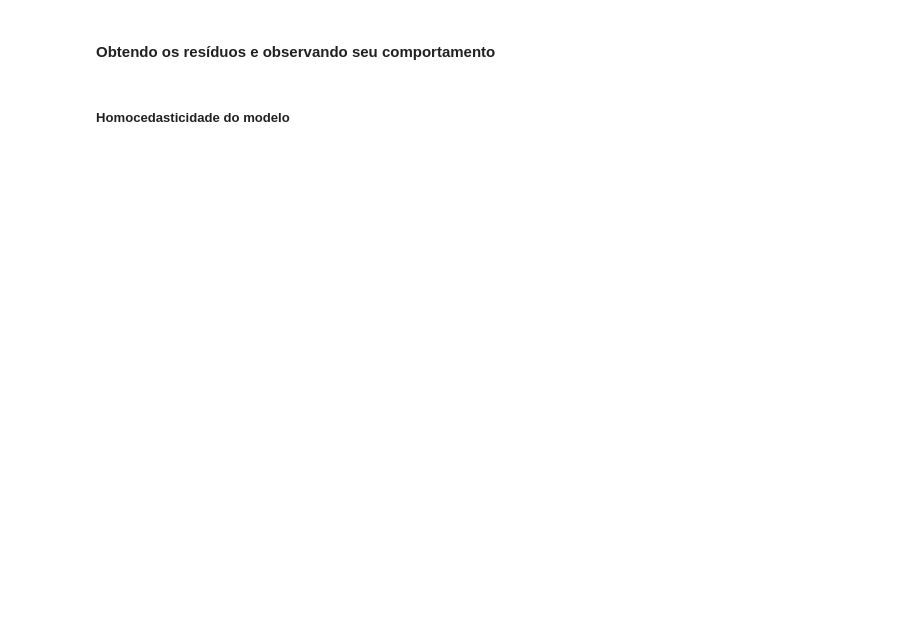
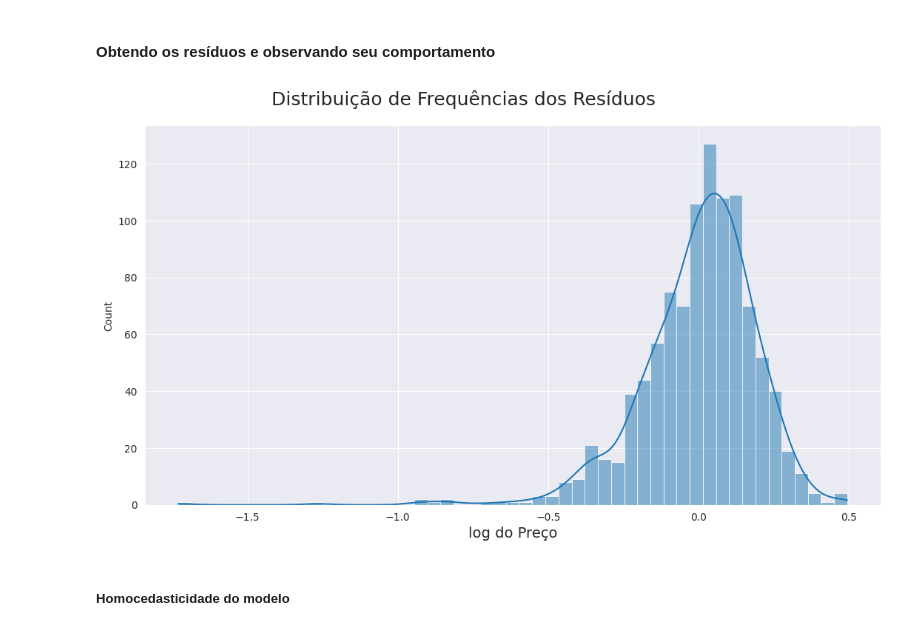
Before and after one commit to arthur-pulini/Machine-Learning-regressao-alura, a Jupyter notebook: Transformando_Variaveis_para_uma_Regressao_Linear/Regressao Linear.ipynb, the cells around one changed output. Drawn from its saved outputs; the diff is of its cells as text; code cells hidden in the pictures; blank space fills up the shorter version.

```diff
--- a/Transformando_Variaveis_para_uma_Regressao_Linear/Regressao Linear.ipynb
+++ b/Transformando_Variaveis_para_uma_Regressao_Linear/Regressao Linear.ipynb
@@ -666,12 +668,16 @@ AttributeError: 'PairGrid' object has no attribute 'set_title'
 # %% [markdown]
 #### **Obtendo os resíduos e observando seu comportamento**
+# %%
+residuos = y_train - y_train_previsto
 # %%
-...
+ax = sns.displot(residuos, kde=True)
 
 ax.figure.set_size_inches(12, 6)
-ax.set_title('Distribuição de Frequências dos Resíduos', fontsize=18)
-ax.set_xlabel('log do Preço', fontsize=14)
+ax.figure.suptitle('Distribuição de Frequências dos Resíduos', fontsize=18, y=1.05)
+ax.set_xlabels('log do Preço', fontsize=14)
 plt.show()
+# %% [output]
+[figure, added]
 # %% [markdown]
 ##### **Homocedasticidade do modelo**
 # %%
```
Also changed, not shown: parts of 6 cells of this notebook, 1 other file.
